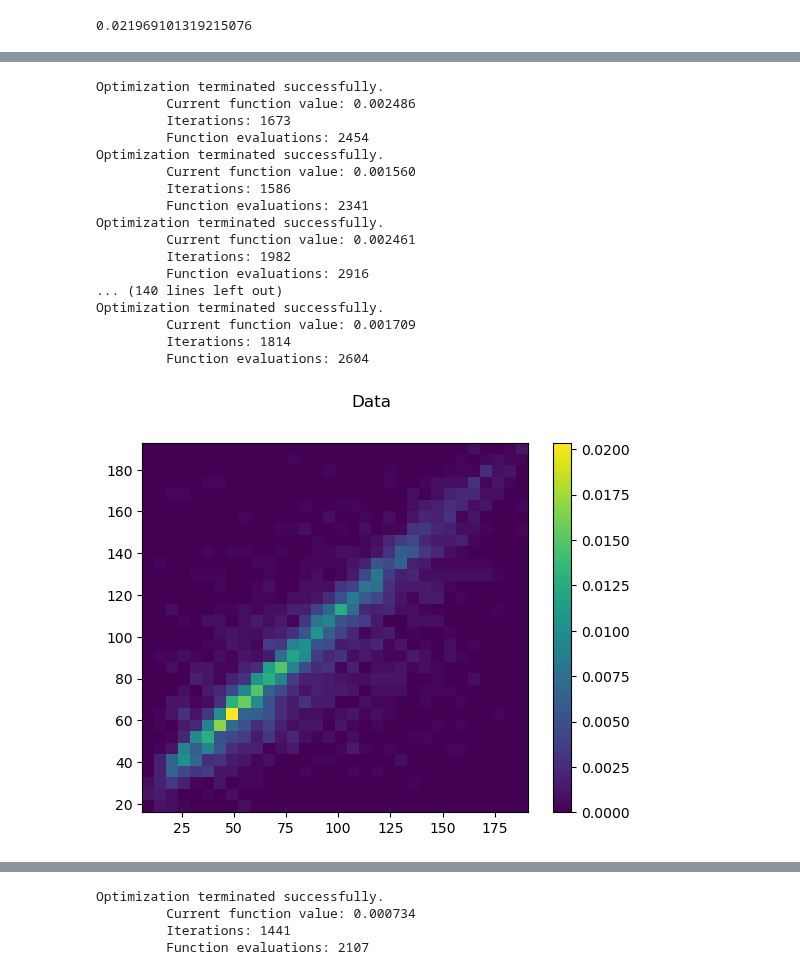
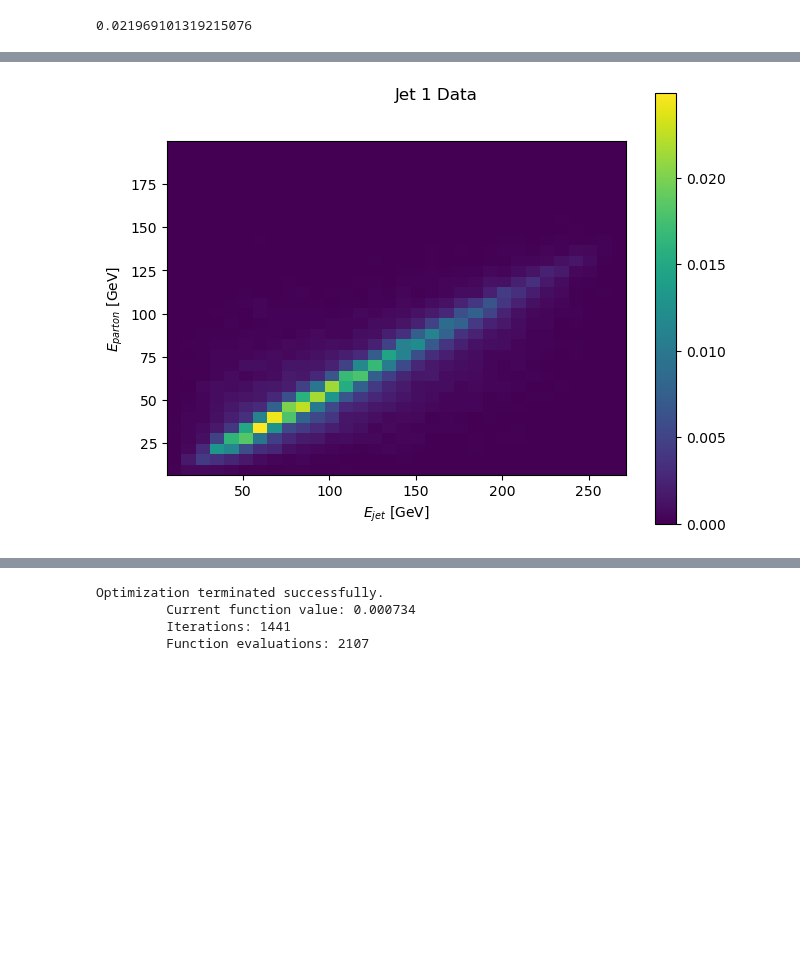
Before and after one commit to nVentis/MEM_HEP, a Jupyter notebook: dtf_dbgauss.ipynb, the cells around one changed output, grey strips where cells are left out. Saved outputs shown, nothing was run; the diff lists cells and outputs as text; code cells hidden in the pictures; blank space fills up the shorter version.

```diff
--- a/dtf_dbgauss.ipynb
+++ b/dtf_dbgauss.ipynb
@@ -23,0 +51,2 @@ data = {
+# %%
+data[key] = data[key][((data[key]["jet1_e"] > 0) & (data[key]["jet2_e"] > 0) & (data[key]["jet3_e"] > 0) & (data[key]["jet4_e"] > 0))]
@@ -83,0 +67,2 @@ array([-1.72788203e+00,  5.67260995e+00,  5.90290734e-04,  3.38810511e+01,
+# %%
+reco = data["reco"]
@@ -108,6 +376,10 @@ dbgauss_wrapped((1, 2), *c)
 # %% [output]
 0.021969101319215076
 # %%
+def make_guess():
+    rand = -1+2*np.random.rand(9)
+    return [rand[0]*9, rand[1]*9, rand[2], rand[3]*3,   rand[4], rand[5], rand[6], rand[7], rand[8]]
+
 def fit_jet(data, i, guess=None):
     reco = data["reco"][((data["reco"]["jet{}_e".format(i)] > 0) & (data["reco"]["parton{}_e".format(i)] > 0))]
 
@@ -166,15 +438,15 @@ def fit_jet(data, i, guess=None):
 
     return result
 
-def fit_jet_binned(data, i):
+def fit_jet_binned(reco_total, i_jet, n_iters = 3):
 
     # Get data
-    reco = data["reco"][((data["reco"]["jet{}_e".format(i)] > 0) & (data["reco"]["parton{}_e".format(i)] > 0))]
+    reco = reco_total[((reco_total[f"jet{i_jet}_e"] > 0) & (reco_total[f"parton{i_jet}_e"] > 0))]
 
     initial_guess = [-5.08e-0, 3.8e0, 2.23e-4, 1.12e1,    2.4e-3, 8.7e-2, 2.12e-3, -1.81e-1, 1.12e-1]
 
-    E_j = reco["jet{}_e".format(i)]; E_j.reset_index(drop=True, inplace=True)
-    E_p = reco["parton{}_e".format(i)]; E_p.reset_index(drop=True, inplace=True)
+    E_j = reco[f"jet{i_jet}_e"].copy(); E_j.reset_index(drop=True, inplace=True)
+    E_p = reco[f"parton{i_jet}_e"].copy(); E_p.reset_index(drop=True, inplace=True)
 
     # Create hist
     h, xedges, yedges, _ = plt.hist2d(E_j, E_p, bins=(32,32))
@@ -207,7 +479,7 @@ def fit_jet_binned(data, i):
     lowest = 9999
     n_iter = 50
     result = None
-    for j in range(n_iter):
+    for j in range(3):
         c_result = minimize(f_binned, x0=make_guess(), method='Nelder-Mead', options={'maxiter': 1e4, 'maxfev': 1e4, 'disp': True})
 
         if c_result.fun < lowest and c_result.fun > 0.0001:
@@ -216,8 +488,11 @@ def fit_jet_binned(data, i):
 
     # Plot data
     plt.imshow(h, origin="lower", extent=(E_j.min(), E_j.max(), E_p.min(), E_p.max()))
+    plt.tight_layout()
+    plt.xlabel(r"$E_{jet}$ [GeV]")
+    plt.ylabel(r"$E_{parton}$ [GeV]")
     plt.colorbar()
-    plt.suptitle("Data")
+    plt.suptitle(f"Jet {i_jet} Data")
     plt.show()
 
     Z = []
@@ -225,21 +500,34 @@ def fit_jet_binned(data, i):
         Z.append(dbgauss_wrapped((bincs_j, E*np.ones(len(bincs_j)), ), *result.x))
     Z = np.array(Z)
 
+    # H: data
+    # Z: fit
+
     # Plot fit
     plt.imshow(Z/Z.sum().sum(), origin="lower", extent=(bincs_j.min(), bincs_j.max(), bincs_p.min(), bincs_p.max()))
+    plt.tight_layout()
+    plt.xlabel(r"$E_{jet}$ [GeV]")
+    plt.ylabel(r"$E_{parton}$ [GeV]")
     plt.colorbar()
-    plt.suptitle("Fit")
+    plt.suptitle(f"Jet {i_jet} Fit")
     plt.show()
 
     # Plot comparison
-    plt.imshow(np.abs(Z/Z.sum().sum()-h), origin="lower", extent=(bincs_j.min(), bincs_j.max(), bincs_p.min(), bincs_p.max()))
+    h[h == 0] = 999999999
+    rel_diff = np.abs(Z/Z.sum().sum()-h)/h
+    #rel_diff[rel_diff == 0] = 0.00000001
+
+    plt.imshow(rel_diff, origin="lower", extent=(bincs_j.min(), bincs_j.max(), bincs_p.min(), bincs_p.max()))
+    plt.tight_layout()
+    plt.xlabel(r"$E_{jet}$ [GeV]")
+    plt.ylabel(r"$E_{parton}$ [GeV]")
     plt.colorbar()
-    plt.suptitle("Diff")
+    plt.suptitle(f"Jet {i_jet} Diff:" + r"$\frac{fit-data}{data}$")
     plt.show()
 
     return result
 # %%
-res1 = fit_jet_binned(data, 1)
+res1 = fit_jet_binned(data["reco"], 1, n_iters = 1)
 good1 = res1.x.copy()
 # %% [output]
 Optimization terminated successfully.
@@ -261,18 +545 @@ Optimization terminated successfully.
-Optimization terminated successfully.
-         Current function value: 0.002486
-         Iterations: 1673
-         Function evaluations: 2454
-Optimization terminated successfully.
-         Current function value: 0.001560
-         Iterations: 1586
-         Function evaluations: 2341
-Optimization terminated successfully.
-         Current function value: 0.002461
-         Iterations: 1982
-         Function evaluations: 2916
-... (140 lines left out)
-Optimization terminated successfully.
-         Current function value: 0.001709
-         Iterations: 1814
-         Function evaluations: 2604
-[figure, old version]
+[figure, new version]
```
Also changed, not shown: parts of 26 cells of this notebook, 36 other files.
